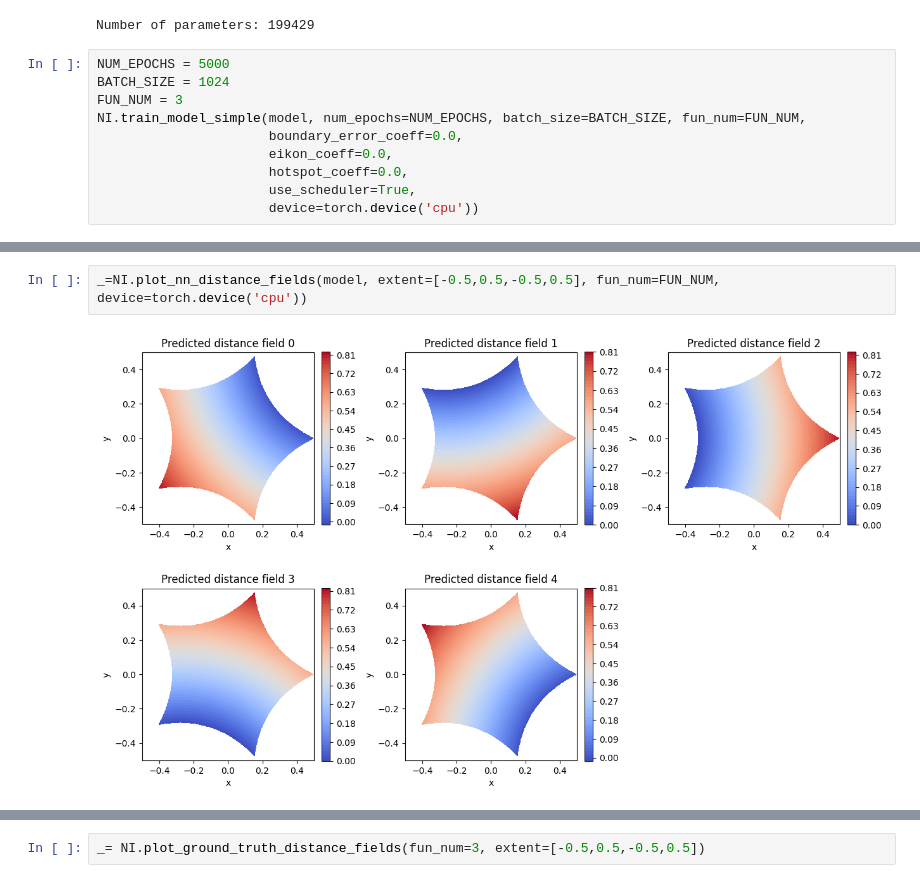
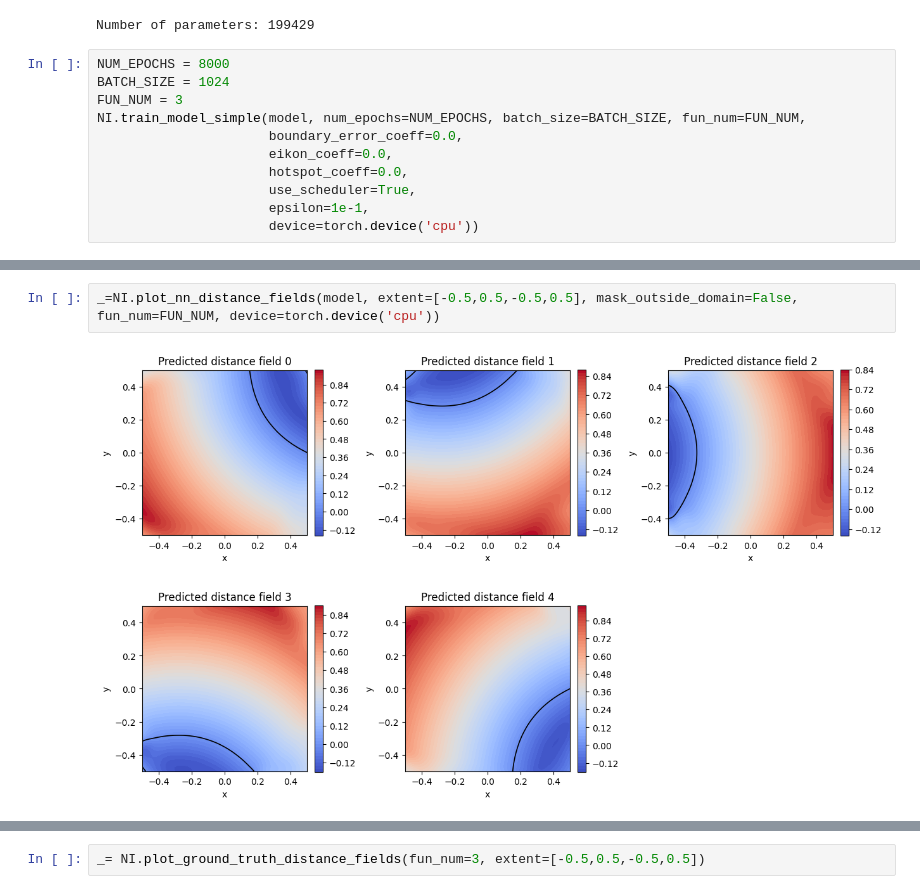
Before and after one commit to csgellert/NeuralIGA, a Jupyter notebook: Neural-Distance-Fields/MSSDF3.ipynb, the cells around one changed output, grey strips where cells are left out. Saved outputs shown, nothing was run; the diff lists cells and outputs as text.

```diff
--- a/Neural-Distance-Fields/MSSDF3.ipynb
+++ b/Neural-Distance-Fields/MSSDF3.ipynb
@@ -17,7 +34,7 @@ model.lr_scheduler = torch.optim.lr_scheduler.StepLR(model.optimizer, step_size=
 # %% [output]
 Number of parameters: 199429
 # %%
-NUM_EPOCHS = 5000
+NUM_EPOCHS = 8000
 BATCH_SIZE = 1024
 FUN_NUM = 3
 NI.train_model_simple(model, num_epochs=NUM_EPOCHS, batch_size=BATCH_SIZE, fun_num=FUN_NUM,
@@ -25,5 +42,6 @@ NI.train_model_simple(model, num_epochs=NUM_EPOCHS, batch_size=BATCH_SIZE, fun_n
                       eikon_coeff=0.0,
                       hotspot_coeff=0.0,
                       use_scheduler=True,
+                      epsilon=1e-1,
                       device=torch.device('cpu'))
 # %% [output]
@@ -54,7 +90,7 @@ plt.show()
 # %%
-_=NI.plot_nn_distance_fields(model, extent=[-0.5,0.5,-0.5,0.5], fun_num=FUN_NUM, device=torch.device('cpu'))
+_=NI.plot_nn_distance_fields(model, extent=[-0.5,0.5,-0.5,0.5], mask_outside_domain=False, fun_num=FUN_NUM, device=torch.device('cpu'))
 # %% [output]
-[figure, old version]
+[figure, new version]
 # %%
 _=NI.plot_nn_prediction_error(model, extent=[-0.5,0.5,-0.5,0.5], fun_num=FUN_NUM, device=torch.device('cpu'))
 # %% [output]
```
Also changed, not shown: parts of 7 cells of this notebook, 3 other files.
